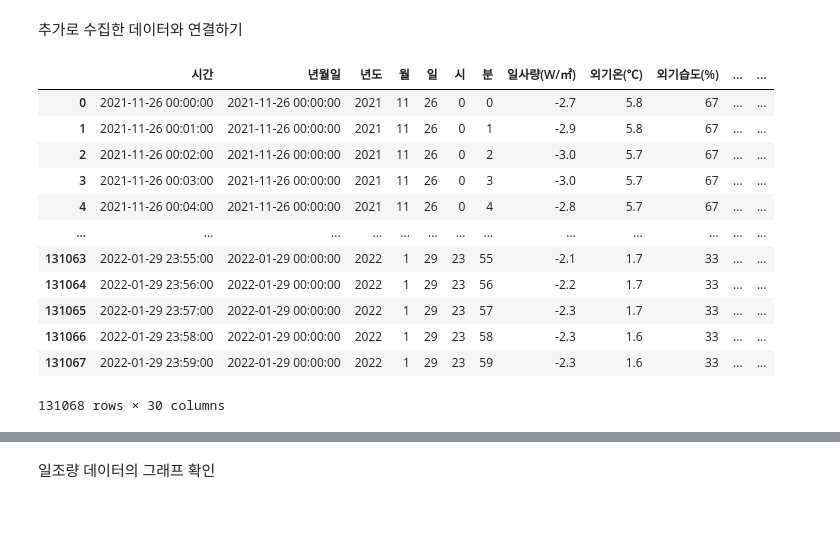
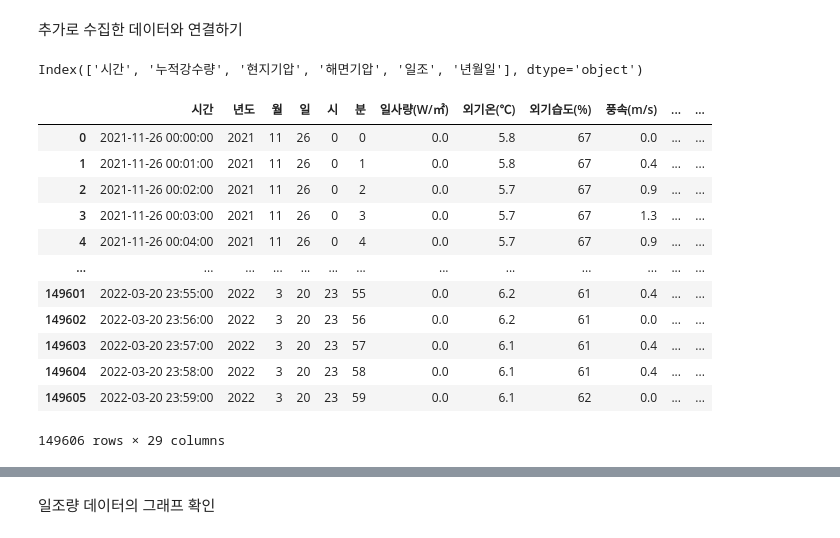
Before and after one commit to yxbxn/smart_farm, a Jupyter notebook: Code/추가변수 수집.ipynb, the cells around one changed output, grey strips where cells are left out. Drawn from its saved outputs; the diff is of its cells as text; code cells hidden in the pictures.

```diff
--- a/Code/추가변수 수집.ipynb
+++ b/Code/추가변수 수집.ipynb
@@ -63,0 +89,20 @@ data[data["시간"] == "2021-11-29 04:03:00"]
+# %%
+# 결측치가 존재하는 날짜
+null_df = data[data["년월일"] == "2022-02-27"]
+# %%
+col = "일조"
+
+nonull_df = null_df[null_df[col].notnull()]
+
+x = nonull_df.index
+y = nonull_df[col]
+
+f = interpolate.interp1d(x, y, kind = "slinear")
+
+xnew = null_df.index
+ynew = f(xnew)
+
+# 그림 그리기
+fig,ax = plt.subplots(1,1,figsize=(12,6))
+plt.plot(x, y, 'o', xnew, ynew, '-')
+plt.show()
@@ -63,0 +124,2 @@ data[data["시간"] == "2021-11-29 04:03:00"]
+# %%
+data.loc[168927,"일조"] = 51.5
@@ -64,3 +156,5 @@ data[data["시간"] == "2021-11-29 04:03:00"]
+# %%
+data["누적강수량"] = data["누적강수량"].fillna(0)
 # %% [markdown]
 #### 학습,예측용 데이터의 시간과 매핑해보기
 # %%
@@ -113,20 +207,24 @@ max        1144.000000
 Name: 일사량(W/㎡), dtype: float64
 # %% [markdown]
 추가로 수집한 데이터와 연결하기
+# %%
+data.columns
+# %% [output]
+Index(['시간', '누적강수량', '현지기압', '해면기압', '일조', '년월일'], dtype='object')
 # %%
-train_test_merge = pd.merge(train_test,data,on="시간",how="left")
+train_test_merge = pd.merge(train_test.drop("년월일",axis=1),data,on="시간",how="left")
 train_test_merge
 # %% [output]
-|  | 시간 | 년월일 | 년도 | 월 | 일 | 시 | 분 | 일사량(W/㎡) | 외기온(℃) | 외기습도(%) | ... | ... |
-| 0 | 2021-11-26 00:00:00 | 2021-11-26 00:00:00 | 2021 | 11 | 26 | 0 | 0 | -2.7 | 5.8 | 67 | ... | ... |
-| 1 | 2021-11-26 00:01:00 | 2021-11-26 00:00:00 | 2021 | 11 | 26 | 0 | 1 | -2.9 | 5.8 | 67 | ... | ... |
-| 2 | 2021-11-26 00:02:00 | 2021-11-26 00:00:00 | 2021 | 11 | 26 | 0 | 2 | -3.0 | 5.7 | 67 | ... | ... |
-| 3 | 2021-11-26 00:03:00 | 2021-11-26 00:00:00 | 2021 | 11 | 26 | 0 | 3 | -3.0 | 5.7 | 67 | ... | ... |
-| 4 | 2021-11-26 00:04:00 | 2021-11-26 00:00:00 | 2021 | 11 | 26 | 0 | 4 | -2.8 | 5.7 | 67 | ... | ... |
+|  | 시간 | 년도 | 월 | 일 | 시 | 분 | 일사량(W/㎡) | 외기온(℃) | 외기습도(%) | 풍속(m/s) | ... | ... |
+| 0 | 2021-11-26 00:00:00 | 2021 | 11 | 26 | 0 | 0 | 0.0 | 5.8 | 67 | 0.0 | ... | ... |
+| 1 | 2021-11-26 00:01:00 | 2021 | 11 | 26 | 0 | 1 | 0.0 | 5.8 | 67 | 0.4 | ... | ... |
+| 2 | 2021-11-26 00:02:00 | 2021 | 11 | 26 | 0 | 2 | 0.0 | 5.7 | 67 | 0.9 | ... | ... |
+| 3 | 2021-11-26 00:03:00 | 2021 | 11 | 26 | 0 | 3 | 0.0 | 5.7 | 67 | 1.3 | ... | ... |
+| 4 | 2021-11-26 00:04:00 | 2021 | 11 | 26 | 0 | 4 | 0.0 | 5.7 | 67 | 0.9 | ... | ... |
 | ... | ... | ... | ... | ... | ... | ... | ... | ... | ... | ... | ... | ... |
-| 131063 | 2022-01-29 23:55:00 | 2022-01-29 00:00:00 | 2022 | 1 | 29 | 23 | 55 | -2.1 | 1.7 | 33 | ... | ... |
-| 131064 | 2022-01-29 23:56:00 | 2022-01-29 00:00:00 | 2022 | 1 | 29 | 23 | 56 | -2.2 | 1.7 | 33 | ... | ... |
-| 131065 | 2022-01-29 23:57:00 | 2022-01-29 00:00:00 | 2022 | 1 | 29 | 23 | 57 | -2.3 | 1.7 | 33 | ... | ... |
-| 131066 | 2022-01-29 23:58:00 | 2022-01-29 00:00:00 | 2022 | 1 | 29 | 23 | 58 | -2.3 | 1.6 | 33 | ... | ... |
-| 131067 | 2022-01-29 23:59:00 | 2022-01-29 00:00:00 | 2022 | 1 | 29 | 23 | 59 | -2.3 | 1.6 | 33 | ... | ... |
+| 149601 | 2022-03-20 23:55:00 | 2022 | 3 | 20 | 23 | 55 | 0.0 | 6.2 | 61 | 0.4 | ... | ... |
+| 149602 | 2022-03-20 23:56:00 | 2022 | 3 | 20 | 23 | 56 | 0.0 | 6.2 | 61 | 0.0 | ... | ... |
+| 149603 | 2022-03-20 23:57:00 | 2022 | 3 | 20 | 23 | 57 | 0.0 | 6.1 | 61 | 0.4 | ... | ... |
+| 149604 | 2022-03-20 23:58:00 | 2022 | 3 | 20 | 23 | 58 | 0.0 | 6.1 | 61 | 0.4 | ... | ... |
+| 149605 | 2022-03-20 23:59:00 | 2022 | 3 | 20 | 23 | 59 | 0.0 | 6.1 | 62 | 0.0 | ... | ... |
-131068 rows × 30 columns
+149606 rows × 29 columns
```
Also changed, not shown: parts of 44 cells of this notebook.
